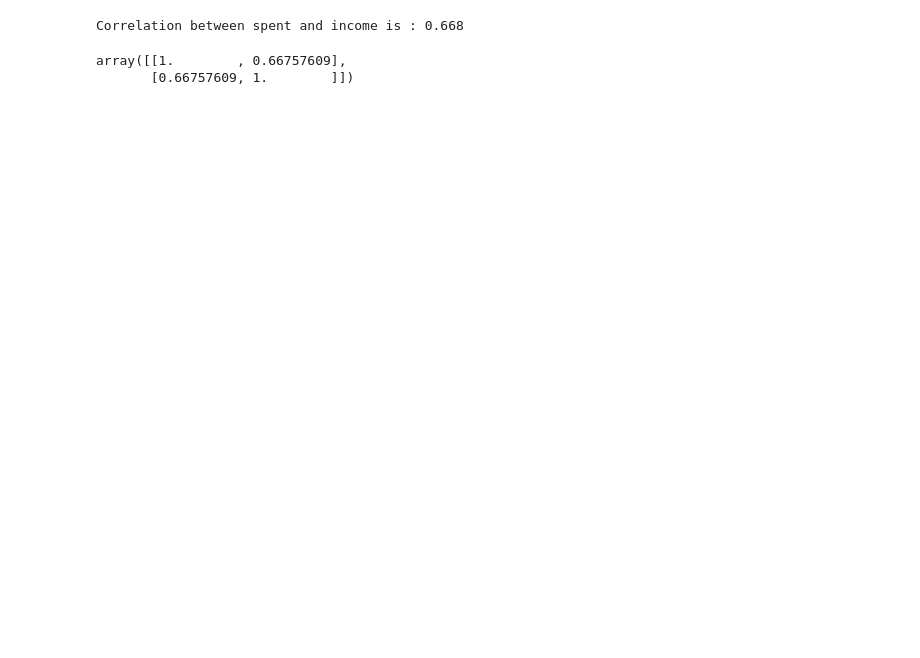
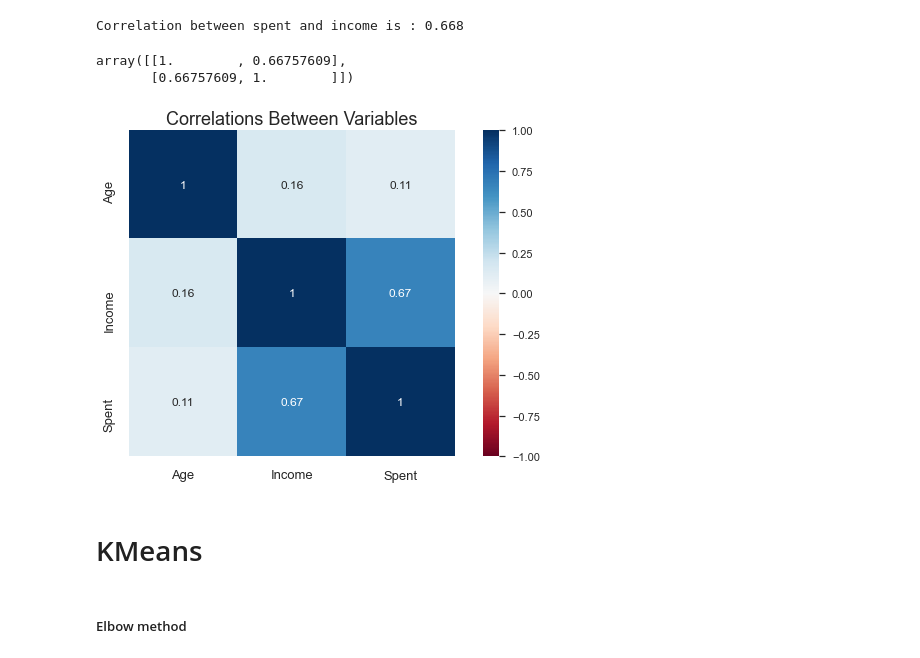
Before and after one commit to phuonggiang723/Customer-s-personality-analysis, a Jupyter notebook: Customer's personality analysis.ipynb, the cells around one changed output. Saved outputs shown, nothing was run; the diff lists cells and outputs as text; code cells hidden in the pictures; blank space fills up the shorter version.

```diff
--- a/Customer's personality analysis.ipynb
+++ b/Customer's personality analysis.ipynb
@@ -338,0 +335,16 @@ pd.
+# %%
+plt.figure(figsize = (10,6))
+sns.heatmap(mkt[['Age','Income','Spent']].corr(),annot=True,square=True,
+            cmap='RdBu',
+            vmax=1,
+            vmin=-1)
+plt.title('Correlations Between Variables',size=18);
+plt.xticks(size=13)
+plt.yticks(size=13)
+plt.show()
+# %% [output]
+[figure, added]
+# %% [markdown]
+# KMeans
+# %% [markdown]
+##### Elbow method
```
Also changed, not shown: parts of 24 cells of this notebook.
